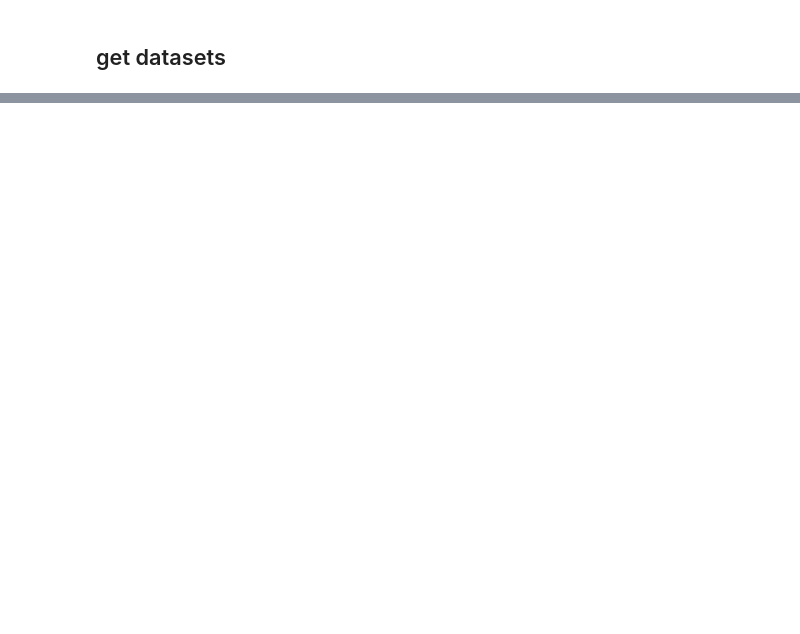
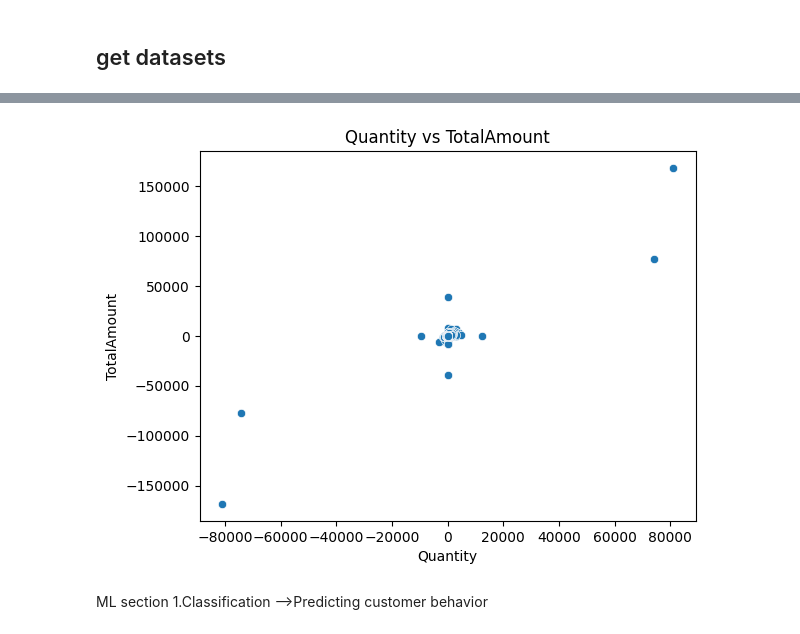
Before and after one commit to AhmedxEltras/Bigdata-Pyspark-using-Hadoop, a Jupyter notebook: Project.ipynb, the cells around one changed output, grey strips where cells are left out. Saved outputs shown, nothing was run; the diff lists cells and outputs as text; code cells hidden in the pictures; blank space fills up the shorter version.

```diff
--- a/Project.ipynb
+++ b/Project.ipynb
@@ -60,0 +475,9 @@ only showing top 5 rows
+# %%
+sns.scatterplot(data=num_df, x="Quantity", y="TotalAmount")
+plt.title("Quantity vs TotalAmount")
+plt.show()
+# %% [output]
+[figure, added]
+# %% [markdown]
+ML section
+1.Classification -->Predicting customer behavior
```
Also changed, not shown: parts of 49 cells of this notebook.
